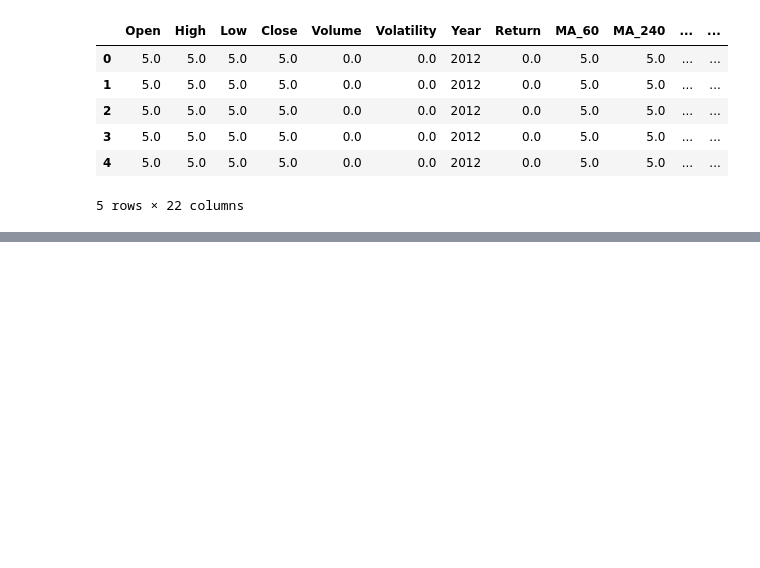
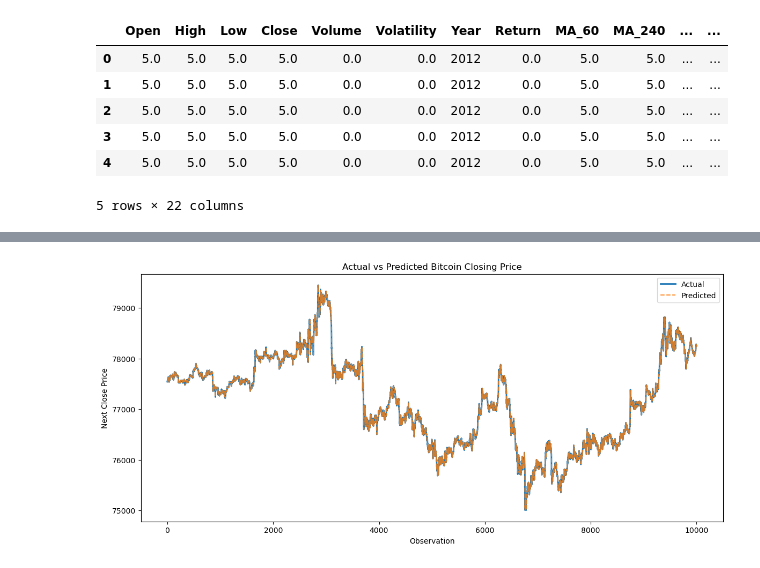
Before and after one commit to kayrasaribay/bitcoin-price-prediction-ML, a Jupyter notebook: notebooks/04_model_training_and_evaluation.ipynb.ipynb, the cells around one changed output, grey strips where cells are left out. Drawn from its saved outputs; the diff is of its cells as text; code cells hidden in the pictures; blank space fills up the shorter version.

```diff
--- a/notebooks/04_model_training_and_evaluation.ipynb.ipynb
+++ b/notebooks/04_model_training_and_evaluation.ipynb.ipynb
@@ -17,0 +176,28 @@ model_df.head()
+# %%
+comparison_df = pd.DataFrame({
+    "Actual": y_test.values,
+    "Predicted": y_pred
+})
+
+sample_df = comparison_df.tail(10_000)
+
+plt.figure(figsize=(14,6))
+
+plt.plot(
+    sample_df["Actual"].values,
+    label="Actual",
+    linewidth=2)
+
+plt.plot(
+    sample_df["Predicted"].values,
+    label="Predicted",
+    linestyle="--", alpha=0.8)
+
+plt.title("Actual vs Predicted Bitcoin Closing Price")
+plt.xlabel("Observation")
+plt.ylabel("Next Close Price")
+plt.legend()
+plt.savefig("../outputs/figures/notebook4_figures/Actual_vs_Predicted")
+plt.show()
+# %% [output]
+[figure, added]
```
Also changed, not shown: parts of 28 cells of this notebook, 13 other files.
